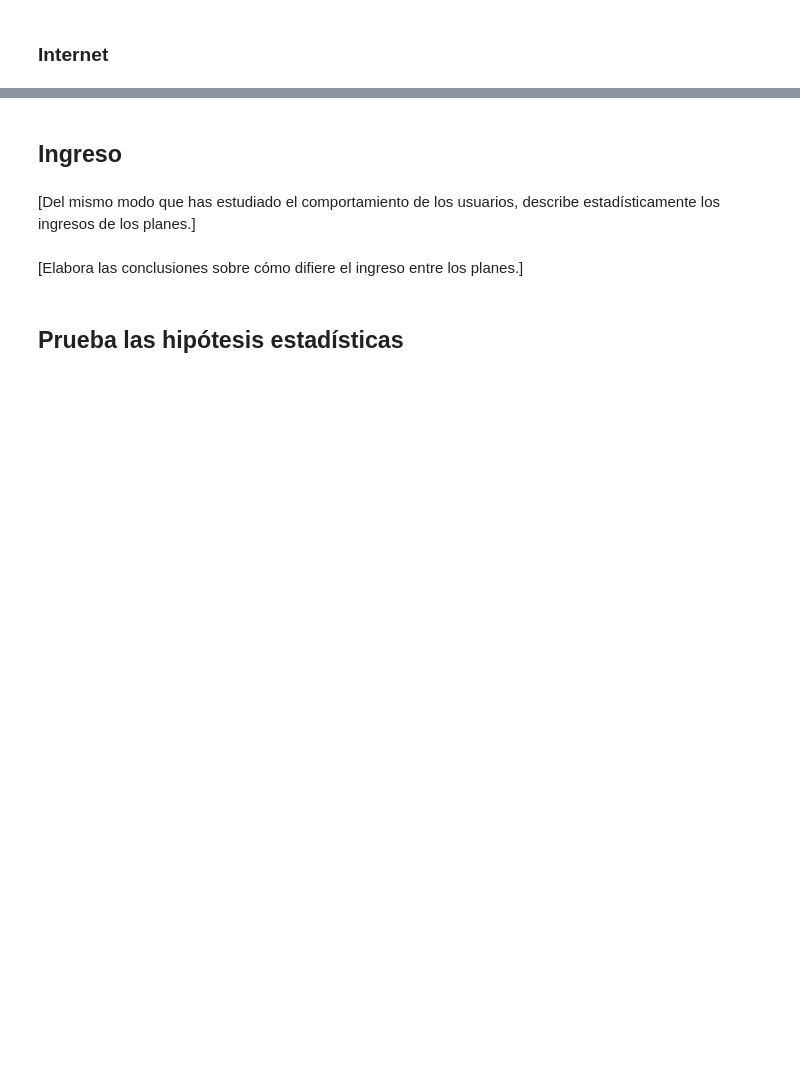
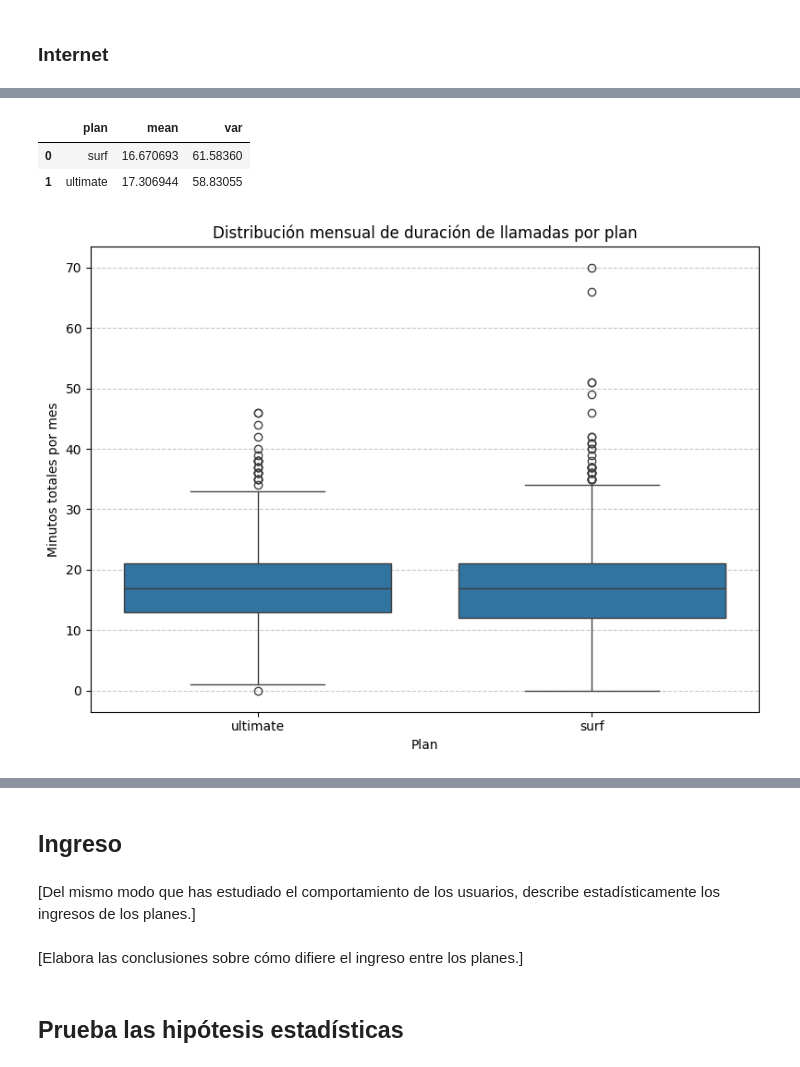
Before and after one commit to RulasBoy/TripleTen-Bootcamp, a Jupyter notebook: Sprint 5/notebook.ipynb, the cells around one changed output, grey strips where cells are left out. Saved outputs shown, nothing was run; the diff lists cells and outputs as text; code cells hidden in the pictures; blank space fills up the shorter version.

```diff
--- a/Sprint 5/notebook.ipynb
+++ b/Sprint 5/notebook.ipynb
@@ -761,0 +819,19 @@ Además en ambas cajas de bigotes podemos ver como hay bastantes valores atípic
+# %%
+# Calcular la media y la varianza de los GB usados mensualmente.
+monthly_usage.groupby('plan')['gb_used'].agg(['mean', 'var']).reset_index().head()
+# %% [output]
+|  | plan | mean | var |
+| 0 | surf | 16.670693 | 61.58360 |
+| 1 | ultimate | 17.306944 | 58.83055 |
+# %%
+# Trazar un diagrama de caja para visualizar la distribución de la duración mensual de llamadas
+plt.figure(figsize=(8, 6))
+sns.boxplot(data=monthly_usage, x='plan', y='gb_used')
+plt.title('Distribución mensual de duración de llamadas por plan')
+plt.xlabel('Plan')
+plt.ylabel('Minutos totales por mes')
+plt.grid(axis='y', linestyle='--', alpha=0.7)
+plt.tight_layout()
+plt.show()
+# %% [output]
+[figure, added]
```
Also changed, not shown: parts of 13 cells of this notebook.
